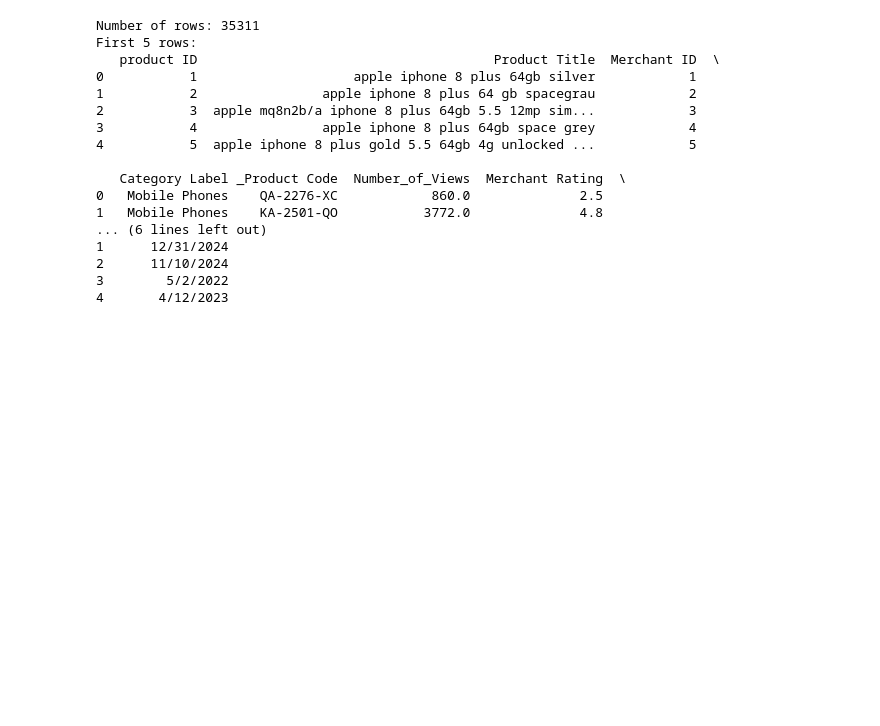
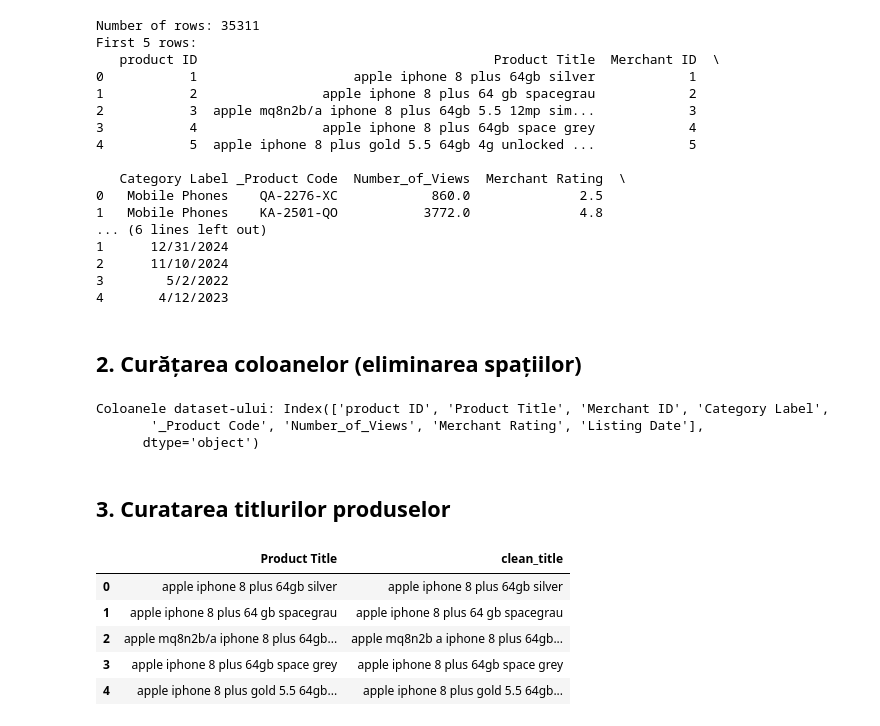
Before and after one commit to marianaernu/ml-product-reviews-project, a Jupyter notebook: notebook/product_analysis.ipynb, the cells around one changed output. Saved outputs shown, nothing was run; the diff lists cells and outputs as text; code cells hidden in the pictures; blank space fills up the shorter version.

```diff
--- a/notebook/product_analysis.ipynb
+++ b/notebook/product_analysis.ipynb
@@ -28,3 +32,38 @@ First 5 rows:
 2      11/10/2024
 3        5/2/2022
 4       4/12/2023
+# %% [markdown]
+## 2. Curățarea coloanelor (eliminarea spațiilor)
+# %%
+# Eliminăm spațiile din capul coloanelor
+df.columns = [c.strip() for c in df.columns]
+
+print("Coloanele dataset-ului:", df.columns)
+# %% [output]
+Coloanele dataset-ului: Index(['product ID', 'Product Title', 'Merchant ID', 'Category Label',
+       '_Product Code', 'Number_of_Views', 'Merchant Rating', 'Listing Date'],
+      dtype='object')
+# %% [markdown]
+## 3. Curatarea titlurilor produselor
+# %%
+import re
+
+def clean_title(s):
+    if pd.isna(s):
+        return ""
+    s = str(s).lower()
+    s = re.sub(r"[^a-z0-9\u00C0-\u017F\s\-\_\.]", " ", s)
+    s = re.sub(r"\s+", " ", s).strip()
+    return s
+
+# Aplicăm curățarea
+df['clean_title'] = df['Product Title'].apply(clean_title)
+
+df[['Product Title', 'clean_title']].head()
+# %% [output]
+|  | Product Title | clean_title |
+| 0 | apple iphone 8 plus 64gb silver | apple iphone 8 plus 64gb silver |
+| 1 | apple iphone 8 plus 64 gb spacegrau | apple iphone 8 plus 64 gb spacegrau |
+| 2 | apple mq8n2b/a iphone 8 plus 64gb... | apple mq8n2b a iphone 8 plus 64gb... |
+| 3 | apple iphone 8 plus 64gb space grey | apple iphone 8 plus 64gb space grey |
+| 4 | apple iphone 8 plus gold 5.5 64gb... | apple iphone 8 plus gold 5.5 64gb... |
```
Also changed, not shown: parts of 17 cells of this notebook.
